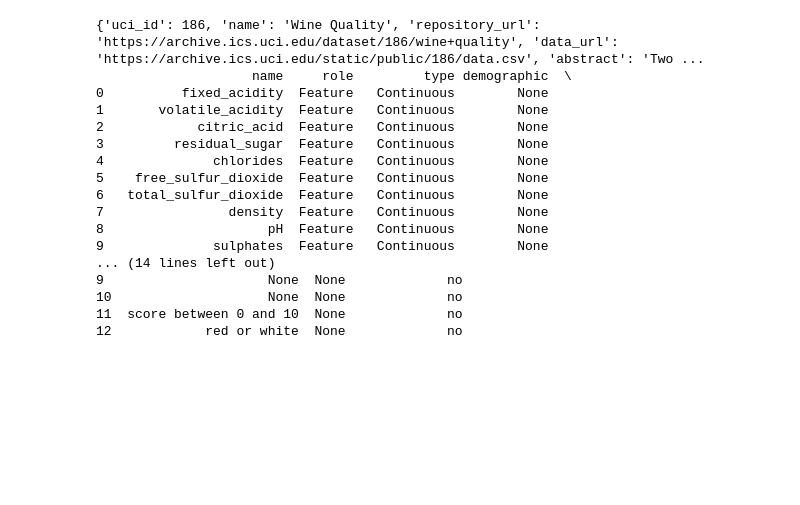
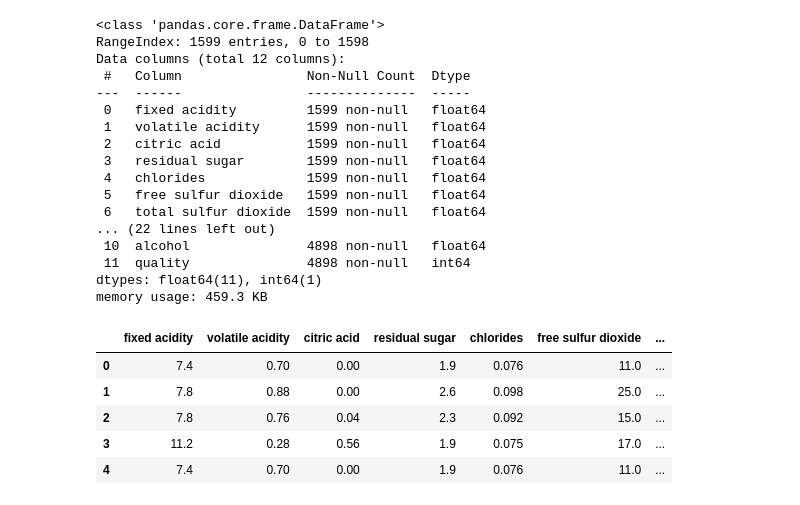
Before and after one commit to d3kong/classifiers-on-datasets, a Jupyter notebook: Wine_Quality.ipynb, the cells around one changed output. Drawn from its saved outputs; the diff is of its cells as text; code cells hidden in the pictures; blank space fills up the shorter version.

```diff
--- a/Wine_Quality.ipynb
+++ b/Wine_Quality.ipynb
@@ -7,31 +21,41 @@ from ucimlrepo import fetch_ucirepo
 # %%
-# fetch dataset
-wine_quality = fetch_ucirepo(id=186)
+red_wine_path = "data/wine/winequality-red.csv"
+white_wine_path = "data/wine/winequality-white.csv"
 
-# data (as pandas dataframes)
-X = wine_quality.data.features
-y = wine_quality.data.targets
+# Load the datasets
+red_wine = pd.read_csv(red_wine_path, sep=';')
+white_wine = pd.read_csv(white_wine_path, sep=';')
 
-# metadata
-print(wine_quality.metadata)
+# Display basic information about the datasets
+red_wine_info = red_wine.info()
+white_wine_info = white_wine.info()
 
-# variable information
-print(wine_quality.variables)
+# Display the first few rows of each dataset to confirm loading
+red_wine_head = red_wine.head()
+white_wine_head = white_wine.head()
+
+red_wine_head
 # %% [output]
-{'uci_id': 186, 'name': 'Wine Quality', 'repository_url': 'https://archive.ics.uci.edu/dataset/186/wine+quality', 'data_url': 'https://archive.ics.uci.edu/static/public/186/data.csv', 'abstract': 'Two ...
-                    name     role         type demographic  \
-0          fixed_acidity  Feature   Continuous        None
-1       volatile_acidity  Feature   Continuous        None
-2            citric_acid  Feature   Continuous        None
-3         residual_sugar  Feature   Continuous        None
-4              chlorides  Feature   Continuous        None
-5    free_sulfur_dioxide  Feature   Continuous        None
-6   total_sulfur_dioxide  Feature   Continuous        None
-7                density  Feature   Continuous        None
-8                     pH  Feature   Continuous        None
-9              sulphates  Feature   Continuous        None
-... (14 lines left out)
-9                     None  None             no
-10                    None  None             no
-11  score between 0 and 10  None             no
-12            red or white  None             no
+<class 'pandas.core.frame.DataFrame'>
+RangeIndex: 1599 entries, 0 to 1598
+Data columns (total 12 columns):
+ #   Column                Non-Null Count  Dtype
+---  ------                --------------  -----
+ 0   fixed acidity         1599 non-null   float64
+ 1   volatile acidity      1599 non-null   float64
+ 2   citric acid           1599 non-null   float64
+ 3   residual sugar        1599 non-null   float64
+ 4   chlorides             1599 non-null   float64
+ 5   free sulfur dioxide   1599 non-null   float64
+ 6   total sulfur dioxide  1599 non-null   float64
+... (22 lines left out)
+ 10  alcohol               4898 non-null   float64
+ 11  quality               4898 non-null   int64
+dtypes: float64(11), int64(1)
+memory usage: 459.3 KB
+|  | fixed acidity | volatile acidity | citric acid | residual sugar | chlorides | free sulfur dioxide | ... |
+| 0 | 7.4 | 0.70 | 0.00 | 1.9 | 0.076 | 11.0 | ... |
+| 1 | 7.8 | 0.88 | 0.00 | 2.6 | 0.098 | 25.0 | ... |
+| 2 | 7.8 | 0.76 | 0.04 | 2.3 | 0.092 | 15.0 | ... |
+| 3 | 11.2 | 0.28 | 0.56 | 1.9 | 0.075 | 17.0 | ... |
+| 4 | 7.4 | 0.70 | 0.00 | 1.9 | 0.076 | 11.0 | ... |
```
Also changed, not shown: parts of 19 cells of this notebook, 8 other files.
